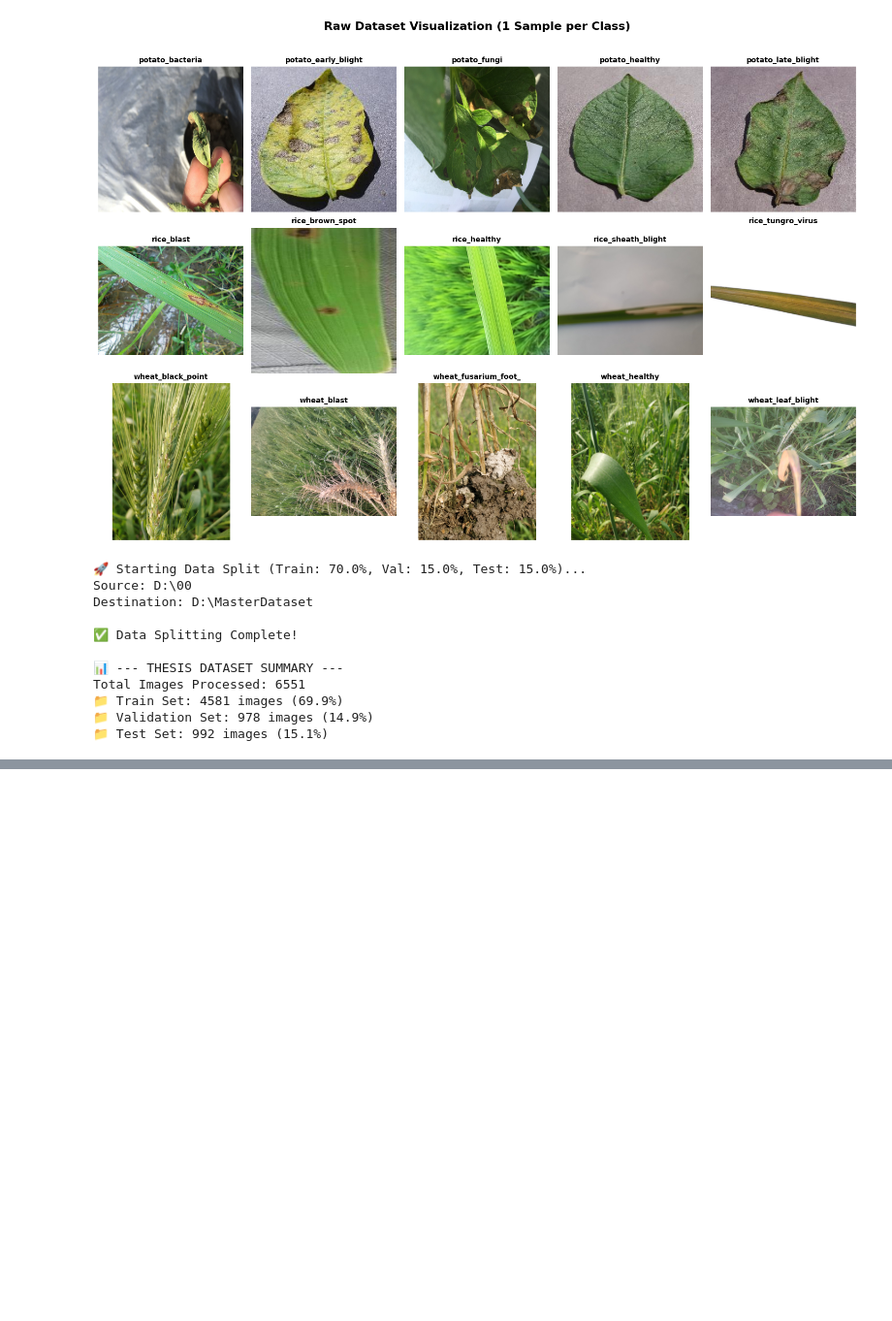
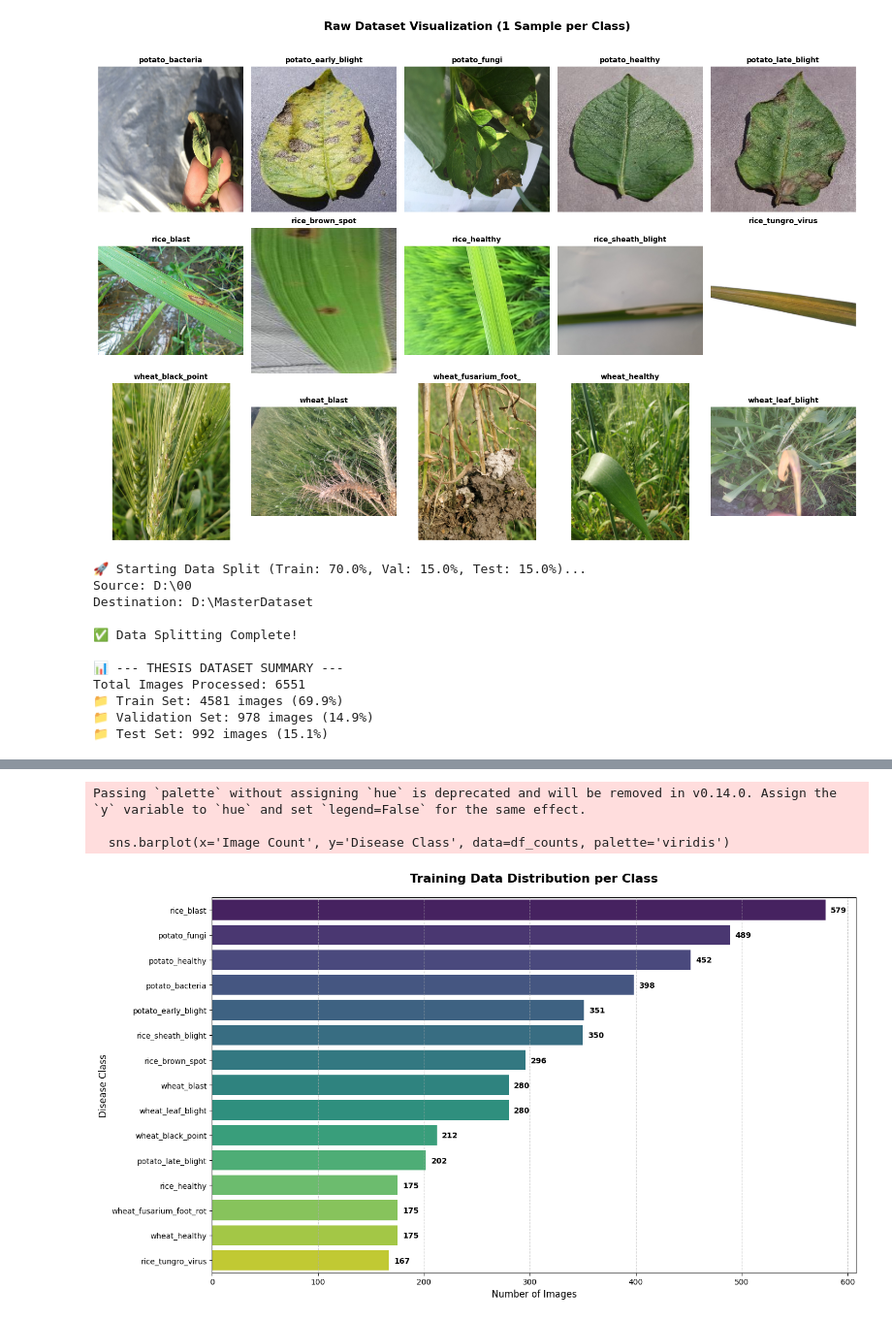
Before and after one commit to shihabpk99/AI-Powered-Crop-Disease-Detection-System, a Jupyter notebook: Master_attem.ipynb, the cells around one changed output, grey strips where cells are left out. Shown at 97% size. Saved outputs shown, nothing was run; the diff lists cells and outputs as text; code cells hidden in the pictures; blank space fills up the shorter version.

Commit message:
training base three models

```diff
--- a/Master_attem.ipynb
+++ b/Master_attem.ipynb
@@ -0,0 +83,20 @@
+# %%
+import tensorflow as tf
+
+# 1. Ask TF how many GPUs it can see
+gpus = tf.config.list_physical_devices('GPU')
+print(f"Num GPUs Available: {len(gpus)}")
+
+# 2. Print the exact name of the graphics card it found
+if gpus:
+    for i, gpu in enumerate(gpus):
+        print(f"GPU {i}: {gpu.name}")
+
+        # Optional: Set memory growth so TF doesn't hog all 4GB at once and crash
+        try:
+            tf.config.experimental.set_memory_growth(gpu, True)
+            print("✅ Memory growth successfully enabled.")
+        except RuntimeError as e:
+            print(e)
+else:
+    print("❌ WARNING: TensorFlow is using the CPU!")
@@ -133,3 +239,50 @@ Total Images Processed: 6551
 📁 Train Set: 4581 images (69.9%)
 📁 Validation Set: 978 images (14.9%)
 📁 Test Set: 992 images (15.1%)
+# %%
+import os
+import pandas as pd
+import matplotlib.pyplot as plt
+import seaborn as sns
+
+# 1. Define the training directory
+TRAIN_DIR = r"D:\MasterDataset\train"
+
+# 2. Count images per class
+class_counts = {}
+for class_name in os.listdir(TRAIN_DIR):
+    class_path = os.path.join(TRAIN_DIR, class_name)
+    if os.path.isdir(class_path):
+        count = len([f for f in os.listdir(class_path) if f.endswith(('.jpg', '.png', '.jpeg', '.JPG'))])
+        class_counts[class_name] = count
+
+# 3. Convert to DataFrame for easy sorting
+df_counts = pd.DataFrame(list(class_counts.items()), columns=['Disease Class', 'Image Count'])
+df_counts = df_counts.sort_values(by='Image Count', ascending=False).reset_index(drop=True)
+
+# 4. Print the Text Output
+print("📊 --- TRAINING DATA DISTRIBUTION ---")
+total_train_images = df_counts['Image Count'].sum()
+print(f"Total Training Images: {total_train_images}\n")
+
+# Print each class with perfect alignment
+for index, row in df_counts.iterrows():
+    percentage = (row['Image Count'] / total_train_images) * 100
+    # ljust(30) keeps the spacing clean even with long disease names
+    print(f"{row['Disease Class'].ljust(30)} : {row['Image Count']} images ({percentage:.1f}%)")
+
+# 5. Generate the Visual (Professional Bar Chart)
+plt.figure(figsize=(14, 8))
+sns.barplot(x='Image Count', y='Disease Class', data=df_counts, palette='viridis')
+
+# Add values to the end of the bars
+for i, v in enumerate(df_counts['Image Count']):
+    plt.text(v + 5, i + 0.1, str(v), color='black', fontweight='bold')
+
+plt.title('Training Data Distribution per Class', fontsize=16, fontweight='bold', pad=20)
+plt.xlabel('Number of Images', fontsize=12)
+plt.ylabel('Disease Class', fontsize=12)
+plt.grid(axis='x', linestyle='--', alpha=0.7)
+plt.tight_layout()
+plt.show()
+# %% [output]
@@ -135,0 +307,4 @@ Total Images Processed: 6551
+Passing `palette` without assigning `hue` is deprecated and will be removed in v0.14.0. Assign the `y` variable to `hue` and set `legend=False` for the same effect.
+
+  sns.barplot(x='Image Count', y='Disease Class', data=df_counts, palette='viridis')
+[figure, added]
```
Also changed, not shown: parts of 12 cells of this notebook, 1 other file.
